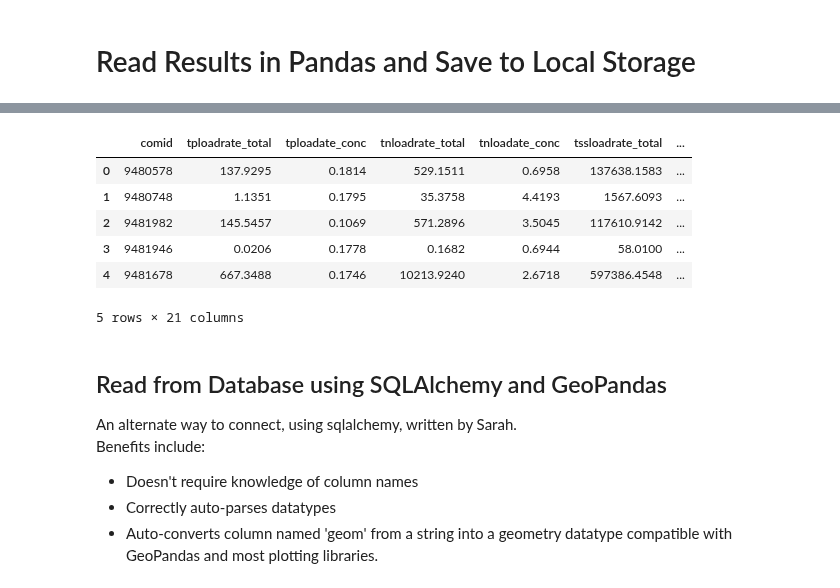
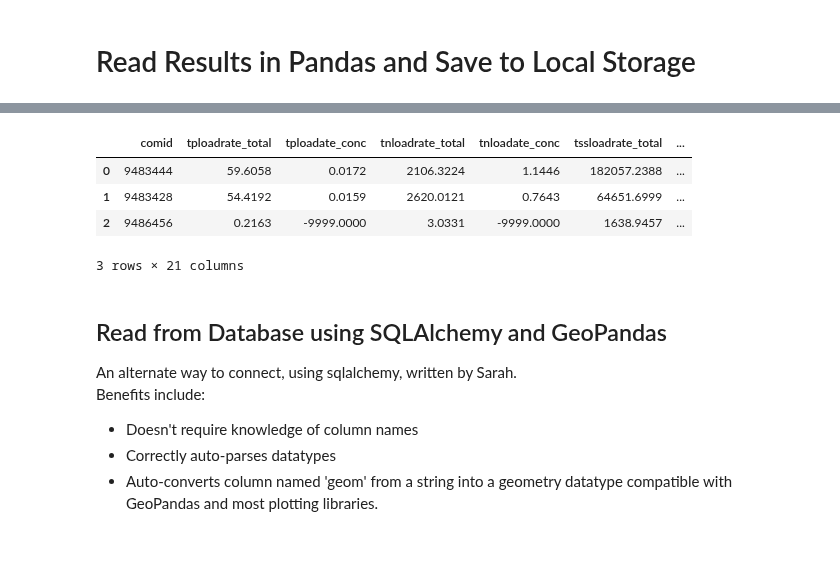
Before and after one commit to TheAcademyofNaturalSciences/WikiSRATMicroService, a Jupyter notebook: WikiSRAT_Demo.ipynb, the cells around one changed output, grey strips where cells are left out. Drawn from its saved outputs; the diff is of its cells as text; code cells hidden in the pictures; blank space fills up the shorter version.

```diff
--- a/WikiSRAT_Demo.ipynb
+++ b/WikiSRAT_Demo.ipynb
@@ -358,15 +358,13 @@ Data columns (total 21 columns):
 dtypes: float64(3), int64(1), object(17)
 memory usage: 3.1+ MB
 # %%
-base_df.head()
+base_df.head(3)
 # %% [output]
 |  | comid | tploadrate_total | tploadate_conc | tnloadrate_total | tnloadate_conc | tssloadrate_total | ... |
-| 0 | 9480578 | 137.9295 | 0.1814 | 529.1511 | 0.6958 | 137638.1583 | ... |
-| 1 | 9480748 | 1.1351 | 0.1795 | 35.3758 | 4.4193 | 1567.6093 | ... |
-| 2 | 9481982 | 145.5457 | 0.1069 | 571.2896 | 3.5045 | 117610.9142 | ... |
-| 3 | 9481946 | 0.0206 | 0.1778 | 0.1682 | 0.6944 | 58.0100 | ... |
-| 4 | 9481678 | 667.3488 | 0.1746 | 10213.9240 | 2.6718 | 597386.4548 | ... |
+| 0 | 9483444 | 59.6058 | 0.0172 | 2106.3224 | 1.1446 | 182057.2388 | ... |
+| 1 | 9483428 | 54.4192 | 0.0159 | 2620.0121 | 0.7643 | 64651.6999 | ... |
+| 2 | 9486456 | 0.2163 | -9999.0000 | 3.0331 | -9999.0000 | 1638.9457 | ... |
-5 rows × 21 columns
+3 rows × 21 columns
 # %% [markdown]
 ## Read from Database using SQLAlchemy and GeoPandas
 An alternate way to connect, using sqlalchemy, written by Sarah.
```
Also changed, not shown: parts of 33 cells of this notebook, 1 other file.
